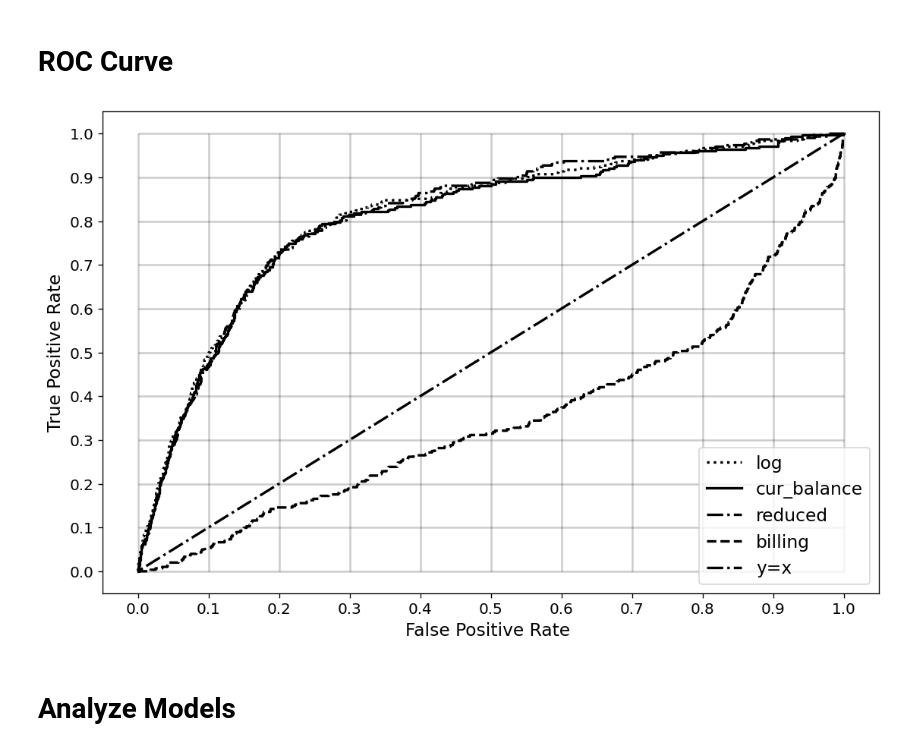
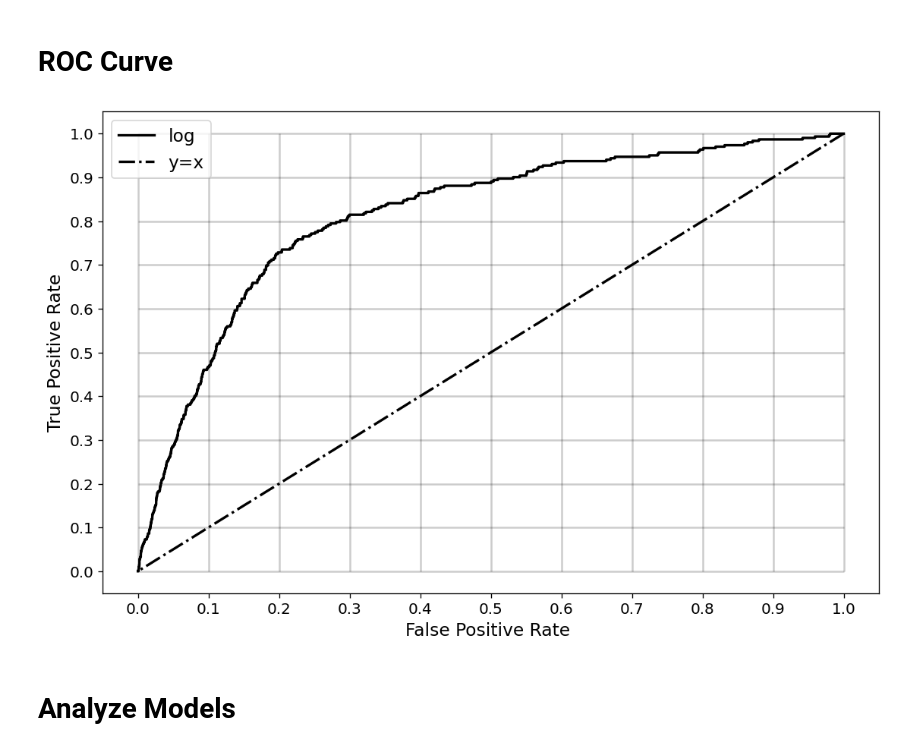
Before and after one commit to middlec000/SPA_predict_homelessness, a Jupyter notebook: Code/4_ROC_Curve.ipynb, the cells around one changed output. Drawn from its saved outputs; the diff is of its cells as text; code cells hidden in the pictures.

```diff
--- a/Code/4_ROC_Curve.ipynb
+++ b/Code/4_ROC_Curve.ipynb
@@ -75,35 +67,35 @@ CMIS_MATCH
 # %%
 linewidth = 2
 color = 'black'
 alpha=0.2
 
 # Original
 # plt.plot(summary1['fpr'], summary1['tpr'], color='black', label='log', linestyle='dotted', linewidth=linewidth)
 
 # 'TOTAL_CUR_BALANCE' instead of 'TOTAL_60_DAYS_AMT'
 # plt.plot(summary2['fpr'], summary2['tpr'], color='black', label='cur_balance', linestyle='-', linewidth=linewidth)
 
 # Reduced to only ubiquituous features.
-plt.plot(summary3['fpr'], summary3['tpr'], color='black', label='reduced', linestyle='-.', linewidth=linewidth)
+plt.plot(summary3['fpr'], summary3['tpr'], color='black', label='log', linestyle='-', linewidth=linewidth)
 
 # Only billing
 # plt.plot(summary4['fpr'], summary4['tpr'], color='black', label='billing', linestyle='--', linewidth=linewidth)
 
 
 # Refernce line
 plt.plot([1, 0], [1, 0], color='black', label='y=x', linestyle='dashdot', linewidth=linewidth)
 
 ticks = np.arange(0, 1.1, 0.1)
 plt.hlines(y=ticks, xmin=0, xmax=1, colors=color, alpha=alpha)
 plt.vlines(x=ticks, ymin=0, ymax=1, colors=color, alpha=alpha)
 plt.xlabel('False Positive Rate ', fontsize=fontsize)
 plt.xticks(ticks, fontsize=fontsize-2)
 plt.ylabel('True Positive Rate', fontsize=fontsize)
 plt.yticks(ticks, fontsize=fontsize-2)
 plt.legend(fontsize=fontsize)
-# plt.savefig(fname=image_dest+'ROC_feature_compare.png', bbox_inches='tight')
+# plt.savefig(fname=image_dest+'ROC.png', bbox_inches='tight')
 plt.show()
 # %% [output]
-[figure, old version]
+[figure, new version]
 # %% [markdown]
 # Analyze Models
```
Also changed, not shown: parts of 16 cells of this notebook, 26 other files.
